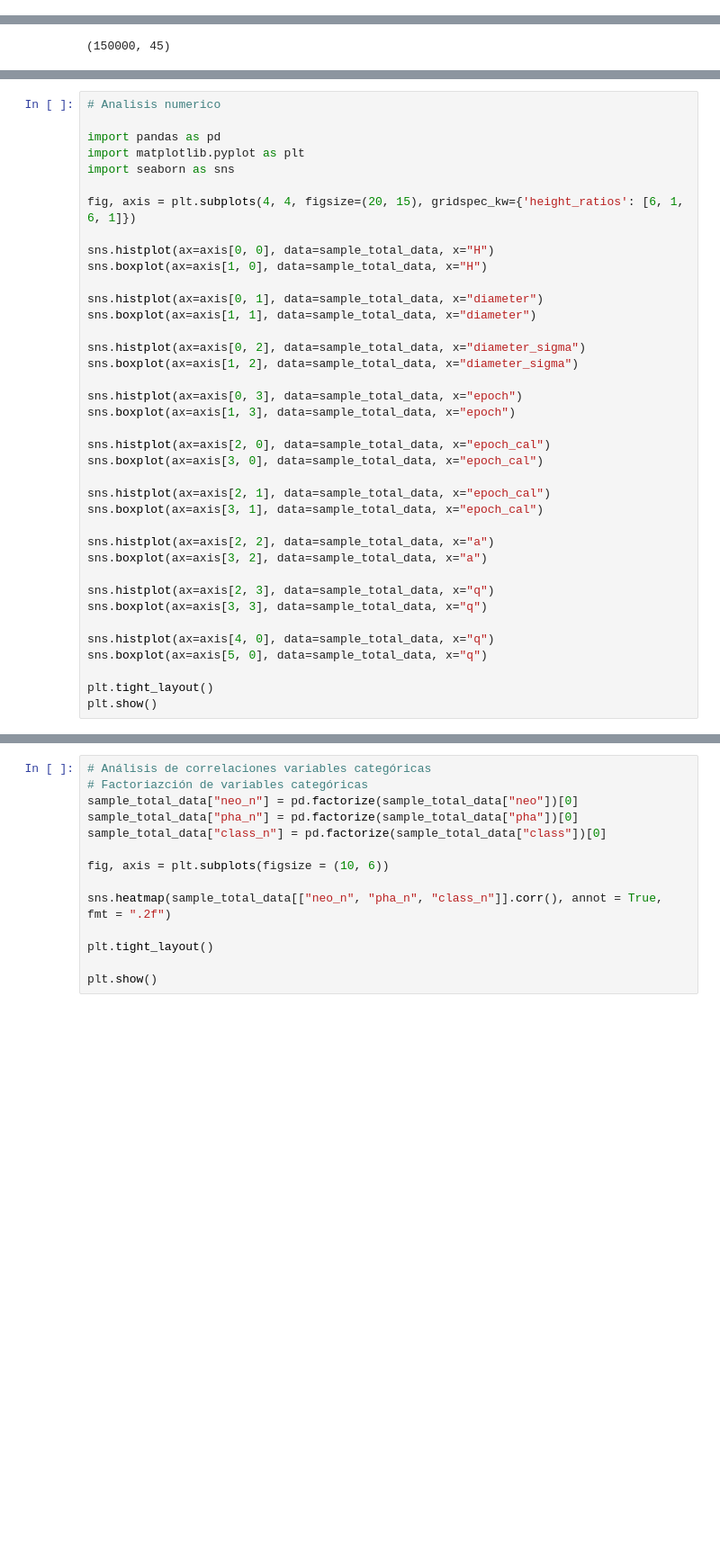
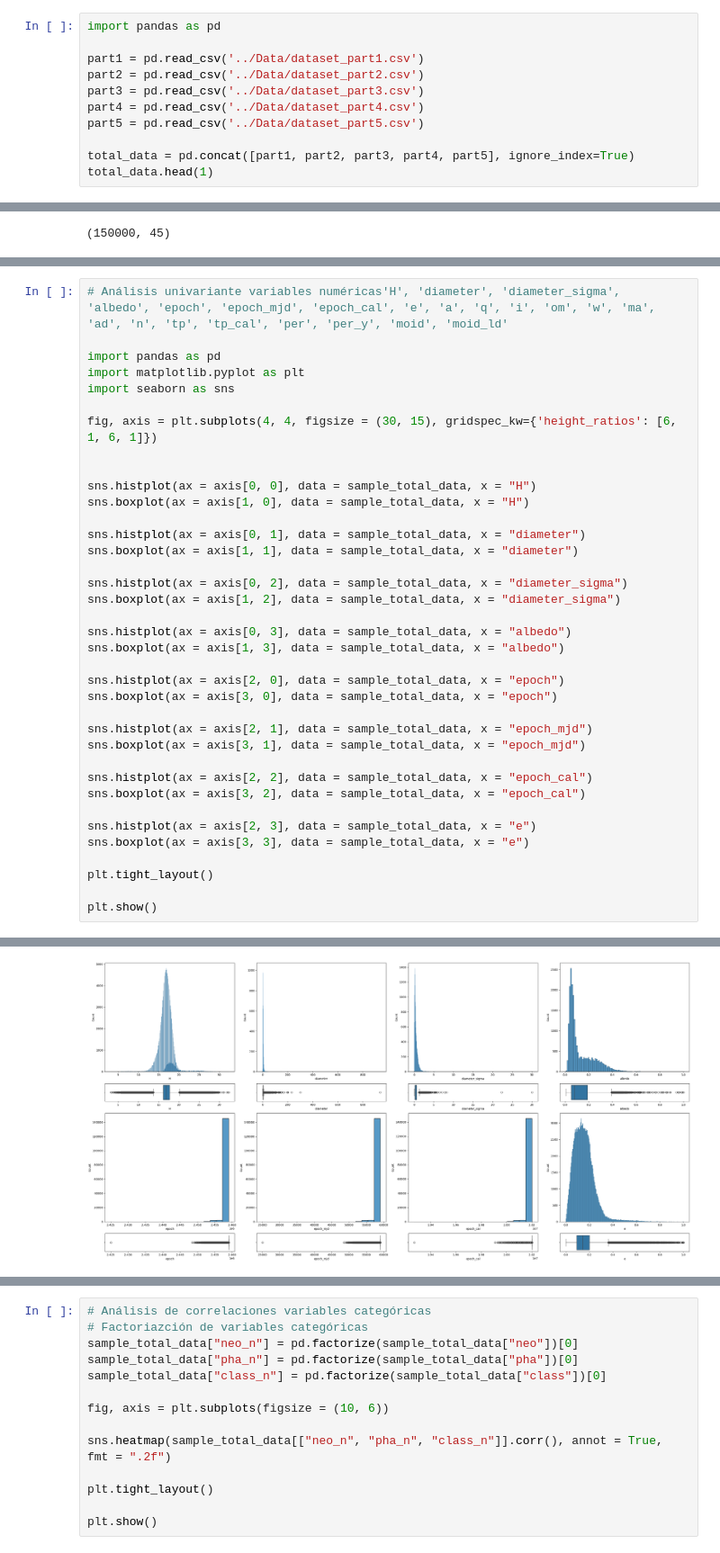
Before and after one commit to PazReumante/asteroid_prediction, a Jupyter notebook: Project/explore_base.ipynb, the cells around one changed output, grey strips where cells are left out. Shown at 90% size. Cells and saved outputs as stored; diff of their text form; blank space fills up the shorter version.

```diff
--- a/Project/explore_base.ipynb
+++ b/Project/explore_base.ipynb
@@ -35,0 +33,11 @@ total_data.head(1)
+# %%
+import pandas as pd
+
+part1 = pd.read_csv('../Data/dataset_part1.csv')
+part2 = pd.read_csv('../Data/dataset_part2.csv')
+part3 = pd.read_csv('../Data/dataset_part3.csv')
+part4 = pd.read_csv('../Data/dataset_part4.csv')
+part5 = pd.read_csv('../Data/dataset_part5.csv')
+
+total_data = pd.concat([part1, part2, part3, part4, part5], ignore_index=True)
+total_data.head(1)
@@ -190,39 +172,38 @@ sample_total_data.head(1)
 # %%
-# Analisis numerico
+# Análisis univariante variables numéricas'H', 'diameter', 'diameter_sigma', 'albedo', 'epoch', 'epoch_mjd', 'epoch_cal', 'e', 'a', 'q', 'i', 'om', 'w', 'ma', 'ad', 'n', 'tp', 'tp_cal', 'per', 'per_y', 'moid', 'moid_ld'
 
 import pandas as pd
 import matplotlib.pyplot as plt
 import seaborn as sns
 
-fig, axis = plt.subplots(4, 4, figsize=(20, 15), gridspec_kw={'height_ratios': [6, 1, 6, 1]})
+fig, axis = plt.subplots(4, 4, figsize = (30, 15), gridspec_kw={'height_ratios': [6, 1, 6, 1]})
 
-sns.histplot(ax=axis[0, 0], data=sample_total_data, x="H")
-sns.boxplot(ax=axis[1, 0], data=sample_total_data, x="H")
 
-sns.histplot(ax=axis[0, 1], data=sample_total_data, x="diameter")
-sns.boxplot(ax=axis[1, 1], data=sample_total_data, x="diameter")
+sns.histplot(ax = axis[0, 0], data = sample_total_data, x = "H")
+sns.boxplot(ax = axis[1, 0], data = sample_total_data, x = "H")
 
-sns.histplot(ax=axis[0, 2], data=sample_total_data, x="diameter_sigma")
-sns.boxplot(ax=axis[1, 2], data=sample_total_data, x="diameter_sigma")
+sns.histplot(ax = axis[0, 1], data = sample_total_data, x = "diameter")
+sns.boxplot(ax = axis[1, 1], data = sample_total_data, x = "diameter")
 
-sns.histplot(ax=axis[0, 3], data=sample_total_data, x="epoch")
-sns.boxplot(ax=axis[1, 3], data=sample_total_data, x="epoch")
+sns.histplot(ax = axis[0, 2], data = sample_total_data, x = "diameter_sigma")
+sns.boxplot(ax = axis[1, 2], data = sample_total_data, x = "diameter_sigma")
 
-sns.histplot(ax=axis[2, 0], data=sample_total_data, x="epoch_cal")
-sns.boxplot(ax=axis[3, 0], data=sample_total_data, x="epoch_cal")
+sns.histplot(ax = axis[0, 3], data = sample_total_data, x = "albedo")
+sns.boxplot(ax = axis[1, 3], data = sample_total_data, x = "albedo")
 
-sns.histplot(ax=axis[2, 1], data=sample_total_data, x="epoch_cal")
-sns.boxplot(ax=axis[3, 1], data=sample_total_data, x="epoch_cal")
+sns.histplot(ax = axis[2, 0], data = sample_total_data, x = "epoch")
+sns.boxplot(ax = axis[3, 0], data = sample_total_data, x = "epoch")
 
-sns.histplot(ax=axis[2, 2], data=sample_total_data, x="a")
-sns.boxplot(ax=axis[3, 2], data=sample_total_data, x="a")
+sns.histplot(ax = axis[2, 1], data = sample_total_data, x = "epoch_mjd")
+sns.boxplot(ax = axis[3, 1], data = sample_total_data, x = "epoch_mjd")
 
-sns.histplot(ax=axis[2, 3], data=sample_total_data, x="q")
-sns.boxplot(ax=axis[3, 3], data=sample_total_data, x="q")
+sns.histplot(ax = axis[2, 2], data = sample_total_data, x = "epoch_cal")
+sns.boxplot(ax = axis[3, 2], data = sample_total_data, x = "epoch_cal")
 
-sns.histplot(ax=axis[4, 0], data=sample_total_data, x="q")
-sns.boxplot(ax=axis[5, 0], data=sample_total_data, x="q")
+sns.histplot(ax = axis[2, 3], data = sample_total_data, x = "e")
+sns.boxplot(ax = axis[3, 3], data = sample_total_data, x = "e")
 
 plt.tight_layout()
+
 plt.show()
 # %% [output]
@@ -231,0 +210 @@ KeyboardInterrupt:
+[figure, added]
```
Also changed, not shown: parts of 31 cells of this notebook, 1 other file.
